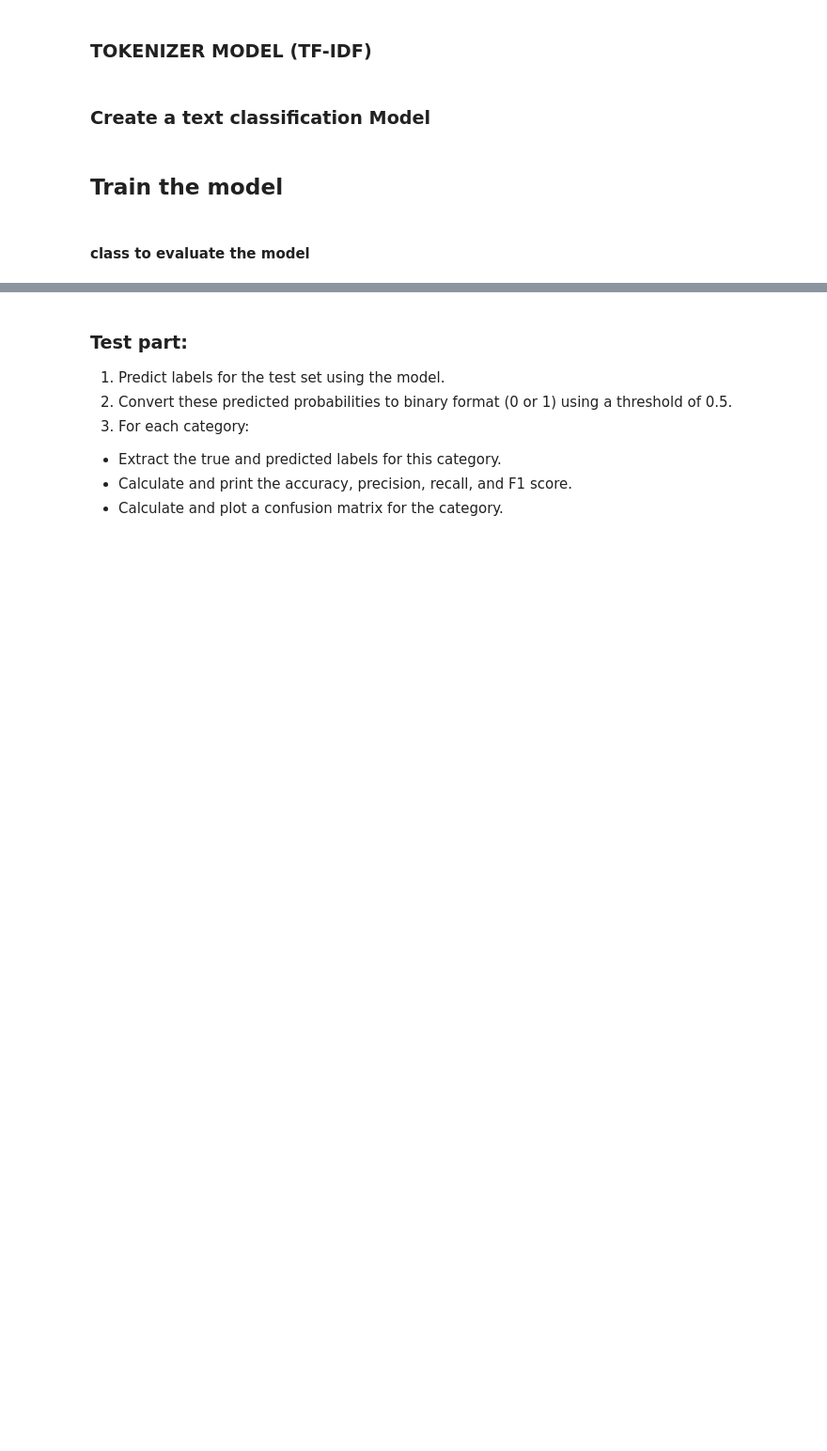
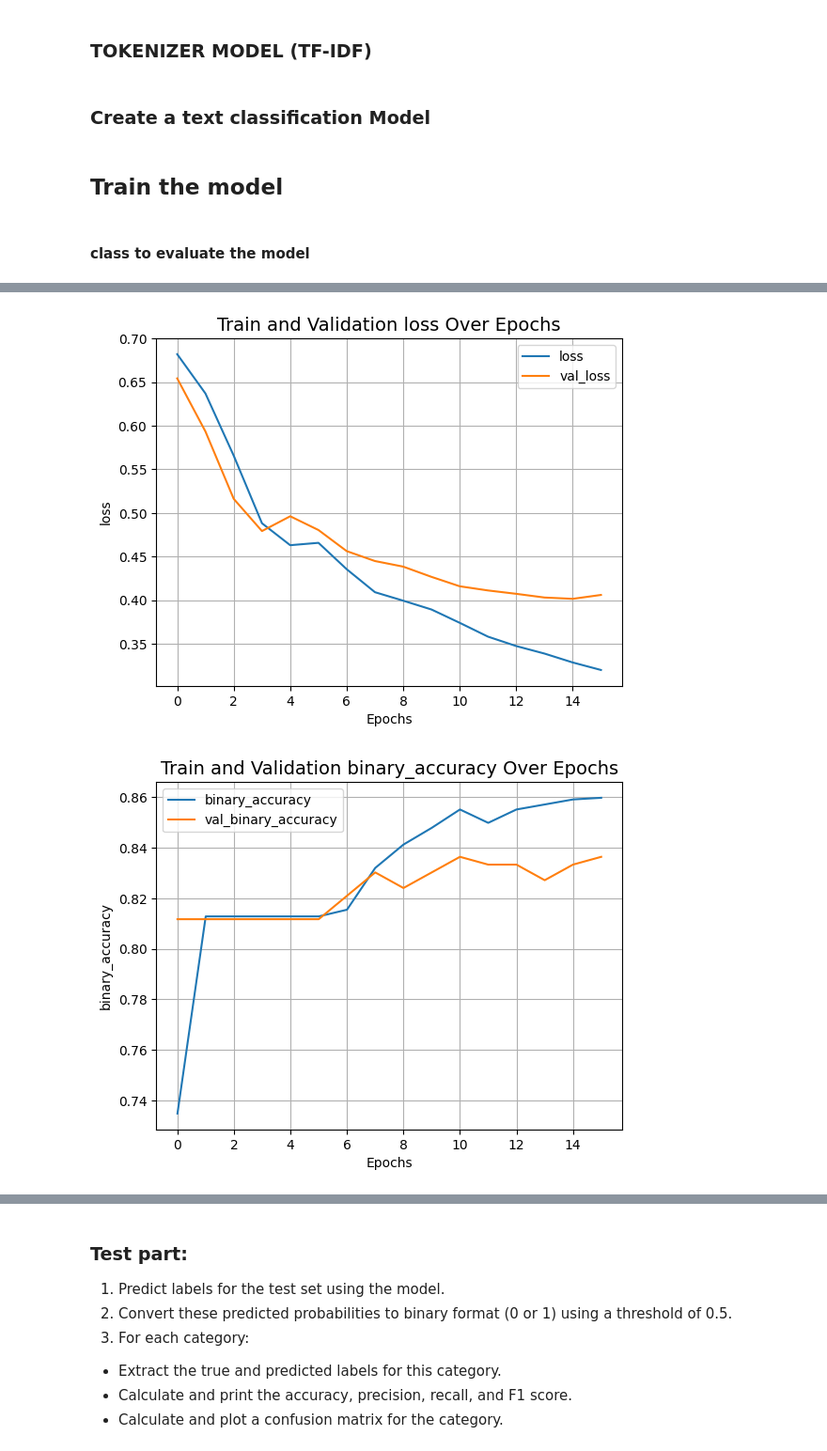
Before and after one commit to renanarimon/ProBogota, a Jupyter notebook: Text_Class.ipynb, the cells around one changed output, grey strips where cells are left out. Shown: that part at 94% size. Saved outputs shown, nothing was run; the diff lists cells and outputs as text; code cells hidden in the pictures; blank space fills up the shorter version.

```diff
--- a/Text_Class.ipynb
+++ b/Text_Class.ipynb
@@ -454,24 +468,24 @@ test_dataset = test_dataset.map(get_labse_embeddings, num_parallel_calls=auto).p
 # %% [markdown]
 ### TOKENIZER MODEL (TF-IDF)
 # %%
-text_vectorizer = layers.TextVectorization(
-    max_tokens=vocabulary_size, ngrams=2, output_mode="tf_idf"
-)
-
-# `TextVectorization` layer needs to be adapted as per the vocabulary from our
-# training set.
-with tf.device("/CPU:0"):
-    text_vectorizer.adapt(train_dataset.map(lambda text, label: text))
-
-train_dataset = train_dataset.map(
-    lambda text, label: (text_vectorizer(text), label), num_parallel_calls=auto
-).prefetch(auto)
-validation_dataset = validation_dataset.map(
-    lambda text, label: (text_vectorizer(text), label), num_parallel_calls=auto
-).prefetch(auto)
-test_dataset = test_dataset.map(
-    lambda text, label: (text_vectorizer(text), label), num_parallel_calls=auto
-).prefetch(auto)
+# text_vectorizer = layers.TextVectorization(
+#     max_tokens=vocabulary_size, ngrams=2, output_mode="tf_idf"
+# )
+#
+# # `TextVectorization` layer needs to be adapted as per the vocabulary from our
+# # training set.
+# with tf.device("/CPU:0"):
+#     text_vectorizer.adapt(train_dataset.map(lambda text, label: text))
+#
+# train_dataset = train_dataset.map(
+#     lambda text, label: (text_vectorizer(text), label), num_parallel_calls=auto
+# ).prefetch(auto)
+# validation_dataset = validation_dataset.map(
+#     lambda text, label: (text_vectorizer(text), label), num_parallel_calls=auto
+# ).prefetch(auto)
+# test_dataset = test_dataset.map(
+#     lambda text, label: (text_vectorizer(text), label), num_parallel_calls=auto
+# ).prefetch(auto)
 # %% [markdown]
 ### Create a text classification Model
 # %%
@@ -571,0 +589,5 @@ def plot_evaluate(model):
+# %%
+plot_evaluate(shallow_mlp_model)
+# %% [output]
+[figure, added]
+[figure, added]
```
Also changed, not shown: parts of 21 cells of this notebook.
